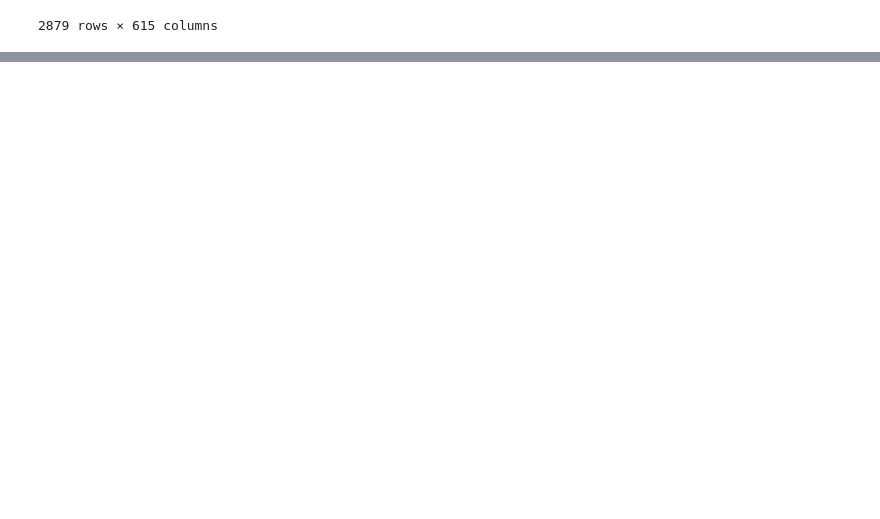
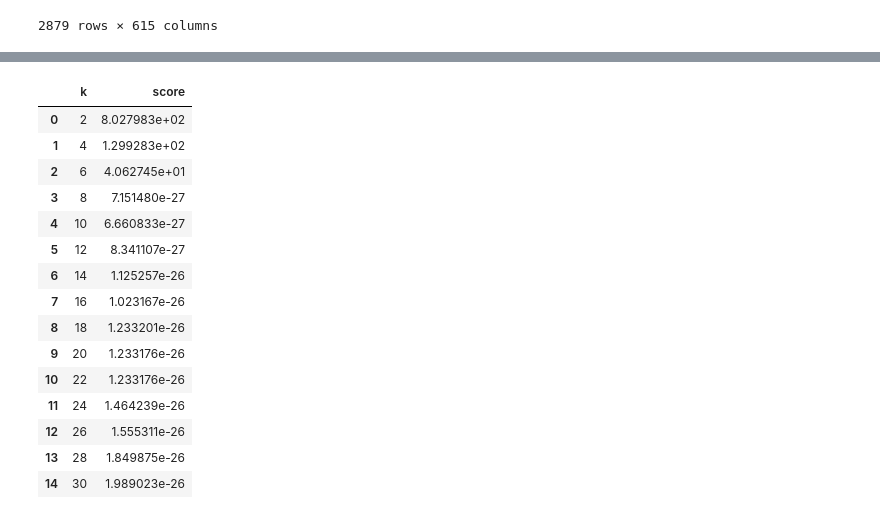
Before and after one commit to kimesco/inst414-modules, a Jupyter notebook: Module4/Module4.ipynb, the cells around one changed output, grey strips where cells are left out. Drawn from its saved outputs; the diff is of its cells as text; code cells hidden in the pictures; blank space fills up the shorter version.

Commit message:
Updated clusters

```diff
--- a/Module4/Module4.ipynb
+++ b/Module4/Module4.ipynb
@@ -132,7 +133,7 @@ df1
 | MCP3123006C | 0.0 | 0.0 | 0.0 | 0.0 | 0.0 | 0.0 | 0.0 | ... |
 2879 rows × 615 columns
 # %%
-k=11 #Set k
+k=7 #Set k
 # %%
 cluster_model = KMeans(n_clusters=k)
 cluster_model.fit(df1)
@@ -182,0 +180,11 @@ Cluster: 1 Size: 148
+# %%
+# Let us test different values of k
+interia_scores = []
+for test_k in range(2, 32, 2):
+    print(test_k)
+
+    tmp_model = KMeans(n_clusters=test_k)
+    tmp_model.fit(report_cluster_df)
+
+    score = tmp_model.inertia_
+    interia_scores.append((test_k, score))
@@ -182,0 +207,20 @@ Cluster: 1 Size: 148
+# %%
+intertia_df = pd.DataFrame(interia_scores, columns=["k", "score"])
+intertia_df
+# %% [output]
+|  | k | score |
+| 0 | 2 | 8.027983e+02 |
+| 1 | 4 | 1.299283e+02 |
+| 2 | 6 | 4.062745e+01 |
+| 3 | 8 | 7.151480e-27 |
+| 4 | 10 | 6.660833e-27 |
+| 5 | 12 | 8.341107e-27 |
+| 6 | 14 | 1.125257e-26 |
+| 7 | 16 | 1.023167e-26 |
+| 8 | 18 | 1.233201e-26 |
+| 9 | 20 | 1.233176e-26 |
+| 10 | 22 | 1.233176e-26 |
+| 11 | 24 | 1.464239e-26 |
+| 12 | 26 | 1.555311e-26 |
+| 13 | 28 | 1.849875e-26 |
+| 14 | 30 | 1.989023e-26 |
```
Also changed, not shown: parts of 6 cells of this notebook.
